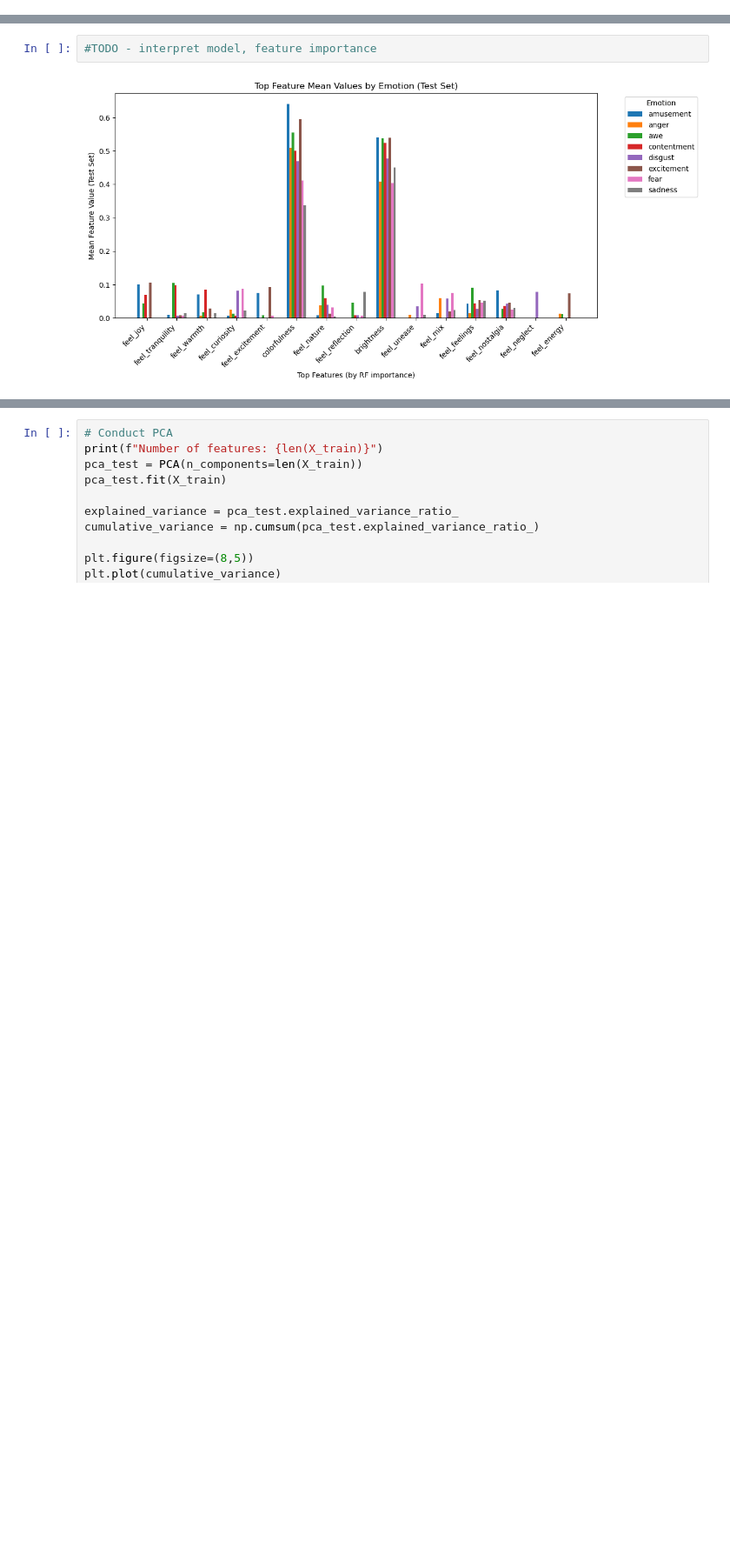
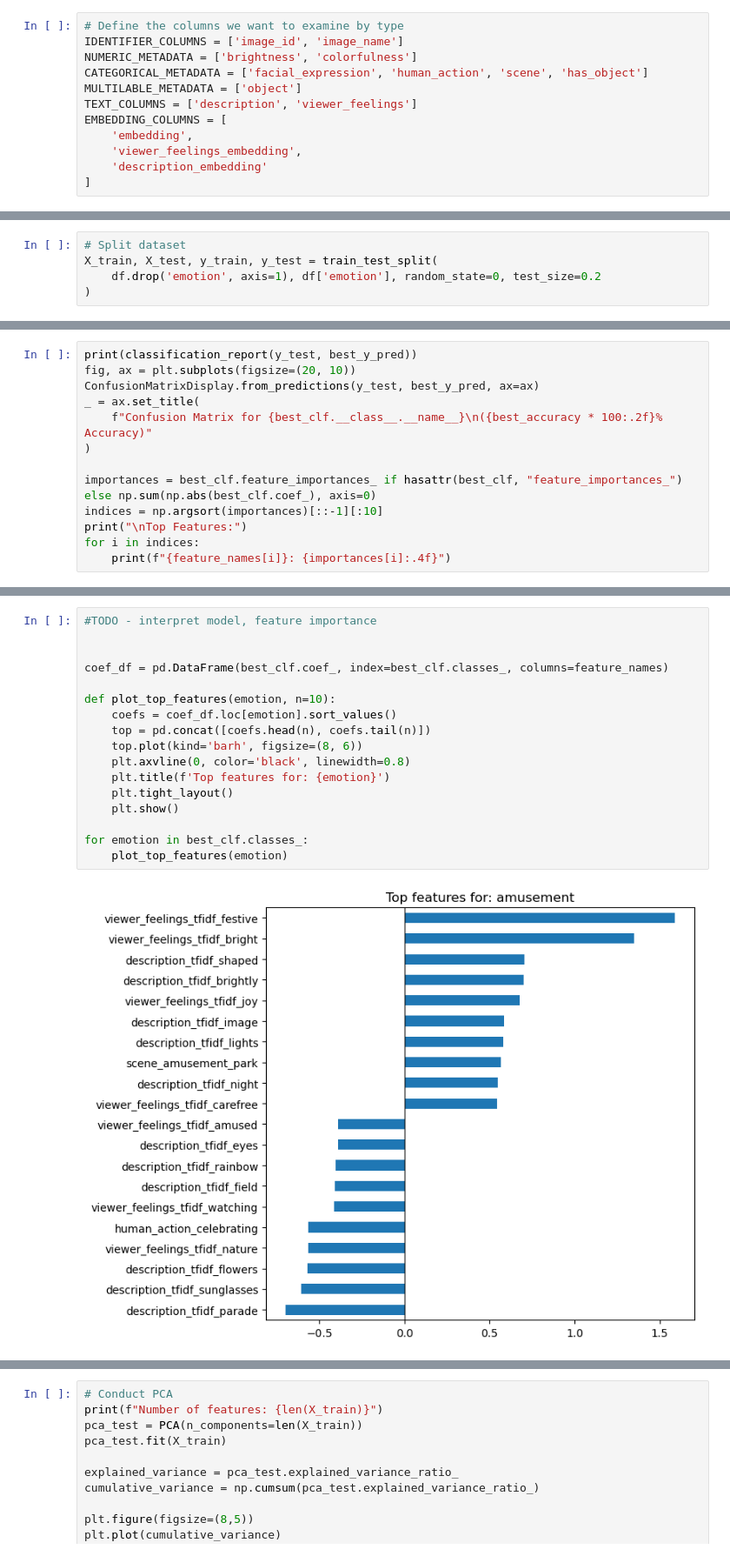
Before and after one commit to esteeliat/ml_for_neuro, a Jupyter notebook: final_project.ipynb, the cells around one changed output, grey strips where cells are left out. Shown at 87% size. Cells and saved outputs as stored; diff of their text form; blank space fills up the shorter version.

```diff
--- a/final_project.ipynb
+++ b/final_project.ipynb
@@ -132,0 +111,12 @@ display(df[numeric_metadata].describe())
+# %%
+# Define the columns we want to examine by type
+IDENTIFIER_COLUMNS = ['image_id', 'image_name']
+NUMERIC_METADATA = ['brightness', 'colorfulness']
+CATEGORICAL_METADATA = ['facial_expression', 'human_action', 'scene', 'has_object']
+MULTILABLE_METADATA = ['object']
+TEXT_COLUMNS = ['description', 'viewer_feelings']
+EMBEDDING_COLUMNS = [
+    'embedding',
+    'viewer_feelings_embedding',
+    'description_embedding'
+]
@@ -380 +491,6 @@ Name: count, dtype: int64
+# %%
+# Split dataset
+X_train, X_test, y_train, y_test = train_test_split(
+    df.drop('emotion', axis=1), df['emotion'], random_state=0, test_size=0.2
+)
 # %%
@@ -609,0 +722,13 @@ Accuracy: 69.39%
+# %%
+print(classification_report(y_test, best_y_pred))
+fig, ax = plt.subplots(figsize=(20, 10))
+ConfusionMatrixDisplay.from_predictions(y_test, best_y_pred, ax=ax)
+_ = ax.set_title(
+    f"Confusion Matrix for {best_clf.__class__.__name__}\n({best_accuracy * 100:.2f}% Accuracy)"
+)
+
+importances = best_clf.feature_importances_ if hasattr(best_clf, "feature_importances_") else np.sum(np.abs(best_clf.coef_), axis=0)
+indices = np.argsort(importances)[::-1][:10]
+print("\nTop Features:")
+for i in indices:
+    print(f"{feature_names[i]}: {importances[i]:.4f}")
@@ -610,4 +823,19 @@ Accuracy: 69.39%
 # %%
 #TODO - interpret model, feature importance
+
+
+coef_df = pd.DataFrame(best_clf.coef_, index=best_clf.classes_, columns=feature_names)
+
+def plot_top_features(emotion, n=10):
+    coefs = coef_df.loc[emotion].sort_values()
+    top = pd.concat([coefs.head(n), coefs.tail(n)])
+    top.plot(kind='barh', figsize=(8, 6))
+    plt.axvline(0, color='black', linewidth=0.8)
+    plt.title(f'Top features for: {emotion}')
+    plt.tight_layout()
+    plt.show()
+
+for emotion in best_clf.classes_:
+    plot_top_features(emotion)
 # %% [output]
-[figure, old version]
+[figure, new version]
```
Also changed, not shown: parts of 29 cells of this notebook, 2 other files.
